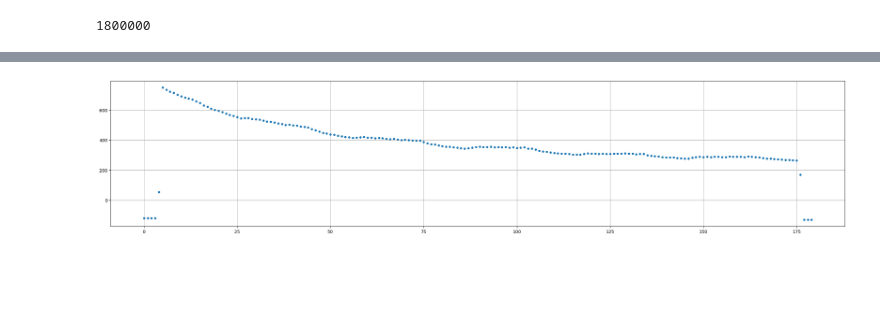
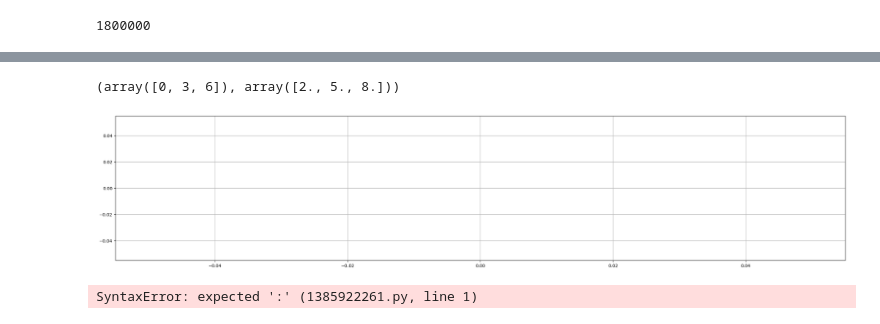
Before and after one commit to SerKin0/IBTS-math-modeling, a Jupyter notebook: Semester_4/Practice/Lesson 6/main.ipynb, the cells around one changed output, grey strips where cells are left out. Saved outputs shown, nothing was run; the diff lists cells and outputs as text; code cells hidden in the pictures; blank space fills up the shorter version.

```diff
--- a/Semester_4/Practice/Lesson 6/main.ipynb
+++ b/Semester_4/Practice/Lesson 6/main.ipynb
@@ -6,0 +16,5 @@ import math
+# %%
+# Путь файла с данными в формате .bin
+filename = "var18_z1.bin"
+# Размер окна
+window = 1000 * 10
@@ -52,4 +61,22 @@ def print_graph(data: np.ndarray) -> None:
-# %%
-print_graph(moving_average(data, 10000))
-# %% [output]
-[figure, removed]
+# %%
+data = np.array([1, 2, 3, 4, 5, 6, 7, 8, 9, 10])
+
+moving_average(data, 3)
+# %% [output]
+(array([0, 3, 6]), array([2., 5., 8.]))
+# %%
+x_average, y_average = moving_average(data, window)
+
+plt.figure(figsize=(30, 6))
+ax = plt.gca()
+
+plt.plot(x_average, y_average, "o", label="Исходные данные", markersize=3)
+
+plt.grid(True)
+plt.show()
+# %% [output]
+[figure, added]
+# %%
+def line(point)
+# %% [output]
+SyntaxError: expected ':' (1385922261.py, line 1)
```
Also changed, not shown: parts of 14 cells of this notebook, 3 other files.
